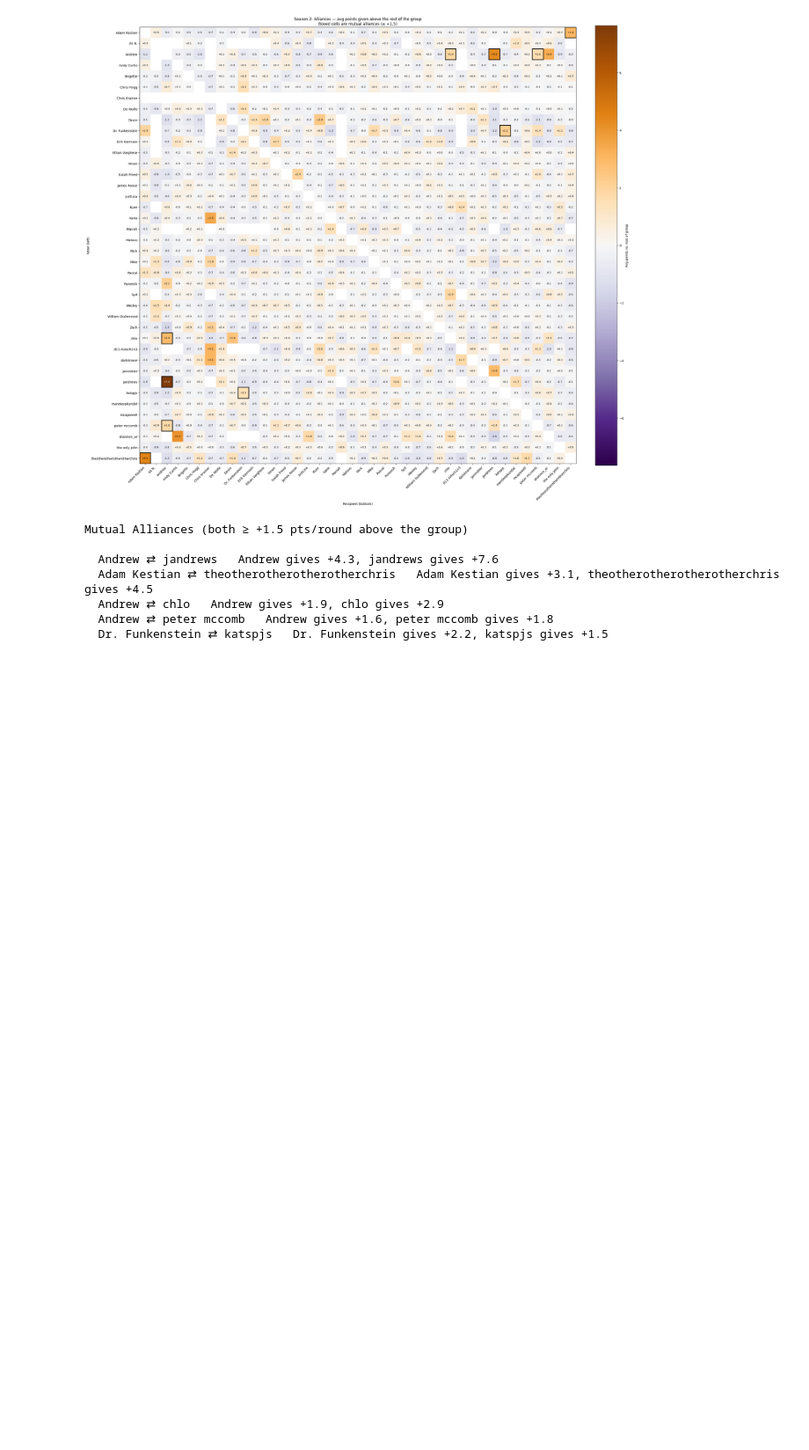
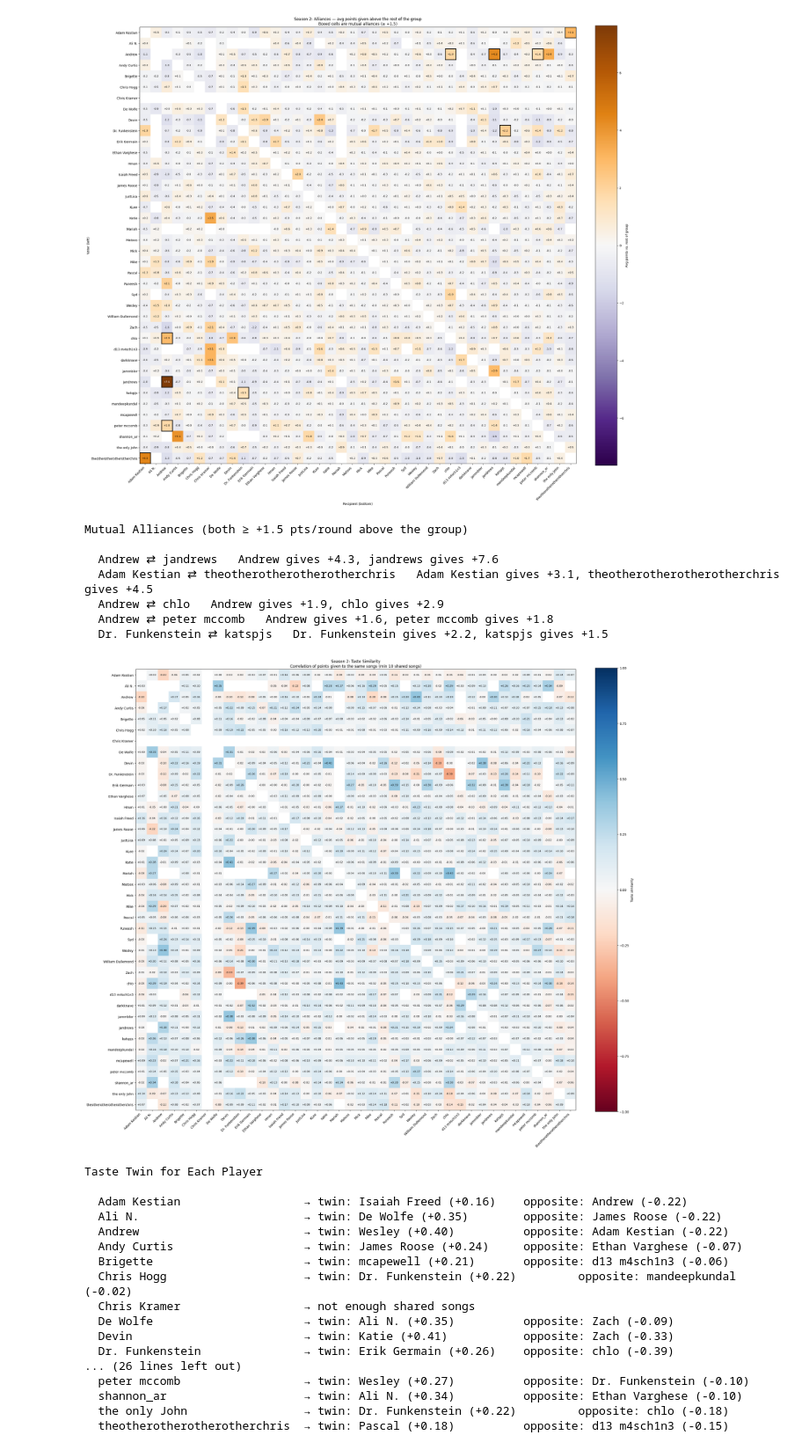
Before and after one commit to Briggernaut/MusicLeagueAnalysis, a Jupyter notebook: MusicLeagueAnalysis.ipynb, the cells around one changed output. Shown at 88% size. Cells and saved outputs as stored; diff of their text form; code cells hidden in the pictures; blank space fills up the shorter version.

Commit message:
Add voting pattern correlation

```diff
--- a/MusicLeagueAnalysis.ipynb
+++ b/MusicLeagueAnalysis.ipynb
@@ -1126,3 +1128,76 @@ Mutual Alliances (both ≥ +1.5 pts/round above the group)
   Andrew ⇄ chlo   Andrew gives +1.9, chlo gives +2.9
   Andrew ⇄ peter mccomb   Andrew gives +1.6, peter mccomb gives +1.8
   Dr. Funkenstein ⇄ katspjs   Dr. Funkenstein gives +2.2, katspjs gives +1.5
+# %%
+#@title Taste Similarity
+min_shared_songs = 10
+
+# Every (voter, song) pair that could have happened: each voter in a round × each song in that round
+round_voters = votes_df[['Round ID', 'Voter ID']].drop_duplicates()
+grid = submissions_df[['Round ID', 'uid', 'Submitter ID']].merge(round_voters, on='Round ID')
+grid = grid[grid['Voter ID'] != grid['Submitter ID']]
+
+# Points each voter gave each song (0 if they voted that round but skipped the song)
+pts = votes_df.groupby(['uid', 'Voter ID'], as_index=False)['Points Assigned'].sum()
+grid = grid.merge(pts, on=['uid', 'Voter ID'], how='left').fillna({'Points Assigned': 0})
+
+# Songs × voters; blank where a voter couldn't rate the song (didn't vote that round, or it's theirs)
+ratings = grid.pivot_table(index='uid', columns='Voter ID', values='Points Assigned')
+
+players = competitors_df.drop_duplicates('ID').set_index('ID')['Name'].sort_values()
+ids, names = players.index, players.values
+n = len(ids)
+
+S = (ratings.corr(min_periods=min_shared_songs)
+            .reindex(index=ids, columns=ids).values)
+np.fill_diagonal(S, np.nan)
+
+# ---- Grid ----
+fig, ax = plt.subplots(figsize=(max(8, 0.6 * n), max(7, 0.55 * n)))
+im = ax.imshow(S, cmap='RdBu', vmin=-1, vmax=1)
+ax.set_xticks(range(n))
+ax.set_xticklabels(names, rotation=45, ha='right')
+ax.set_yticks(range(n))
+ax.set_yticklabels(names)
+ax.set_title(f'{SEASON}: Taste Similarity\n'
+             f'Correlation of points given to the same songs (min {min_shared_songs} shared songs)')
+for i in range(n):
+    for j in range(n):
+        if not np.isnan(S[i, j]):
+            ax.text(j, i, f'{S[i, j]:+.2f}', ha='center', va='center', fontsize=8,
+                    color='white' if abs(S[i, j]) > 0.6 else 'black')
+cbar = fig.colorbar(im, ax=ax, fraction=0.046, pad=0.04)
+cbar.set_label('Taste similarity')
+plt.tight_layout()
+plt.show()
+
+# ---- Text ----
+print(f"\n{BOLD}Taste Twin for Each Player{RESET}\n")
+width = max(len(nm) for nm in names)
+for i, name in enumerate(names):
+    row = S[i]
+    if np.all(np.isnan(row)):
+        print(f"  {name:<{width}}  → not enough shared songs")
+        continue
+    twin, opp = np.nanargmax(row), np.nanargmin(row)
+    print(f"  {name:<{width}}  → twin: {names[twin]} ({row[twin]:+.2f})   "
+          f"\topposite: {names[opp]} ({row[opp]:+.2f})")
+# %% [output]
+[figure, added]
+Taste Twin for Each Player
+
+  Adam Kestian                  → twin: Isaiah Freed (+0.16)    opposite: Andrew (-0.22)
+  Ali N.                        → twin: De Wolfe (+0.35)        opposite: James Roose (-0.22)
+  Andrew                        → twin: Wesley (+0.40)          opposite: Adam Kestian (-0.22)
+  Andy Curtis                   → twin: James Roose (+0.24)     opposite: Ethan Varghese (-0.07)
+  Brigette                      → twin: mcapewell (+0.21)       opposite: d13 m4sch1n3 (-0.06)
+  Chris Hogg                    → twin: Dr. Funkenstein (+0.22)         opposite: mandeepkundal (-0.02)
+  Chris Kramer                  → not enough shared songs
+  De Wolfe                      → twin: Ali N. (+0.35)          opposite: Zach (-0.09)
+  Devin                         → twin: Katie (+0.41)           opposite: Zach (-0.33)
+  Dr. Funkenstein               → twin: Erik Germain (+0.26)    opposite: chlo (-0.39)
+... (26 lines left out)
+  peter mccomb                  → twin: Wesley (+0.27)          opposite: Dr. Funkenstein (-0.10)
+  shannon_ar                    → twin: Ali N. (+0.34)          opposite: Ethan Varghese (-0.10)
+  the only John                 → twin: Dr. Funkenstein (+0.22)         opposite: chlo (-0.18)
+  theotherotherotherotherchris  → twin: Pascal (+0.18)          opposite: d13 m4sch1n3 (-0.15)
```
Also changed, not shown: parts of 1 cell of this notebook.
